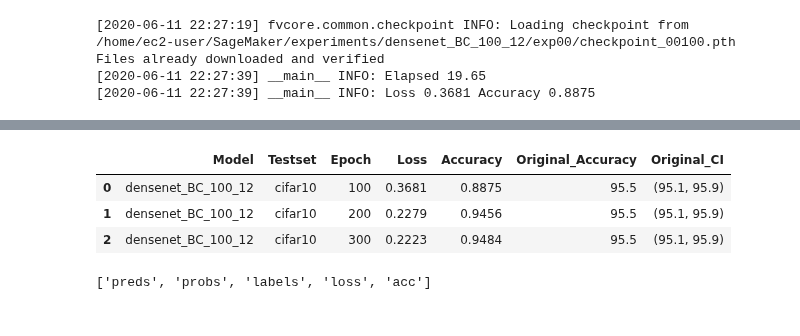
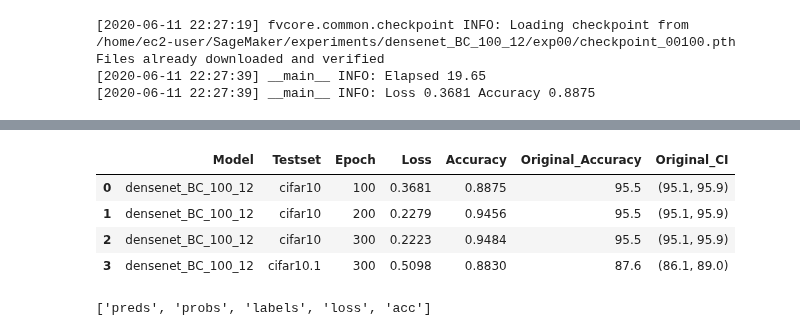
Before and after one commit to danzisar/w210-capstone, a Jupyter notebook: aws-notebooks/densenet_BC_100_12.ipynb, the cells around one changed output, grey strips where cells are left out. Saved outputs shown, nothing was run; the diff lists cells and outputs as text; code cells hidden in the pictures.

```diff
--- a/aws-notebooks/densenet_BC_100_12.ipynb
+++ b/aws-notebooks/densenet_BC_100_12.ipynb
@@ -123,27 +139,28 @@ Files already downloaded and verified
 # %%
 # Write the results to a CSV file so that we can analyze later.
 import pandas as pd
 
-results = {'Model': ['densenet_BC_100_12', 'densenet_BC_100_12', 'densenet_BC_100_12'],
-           'Testset': ['cifar10', 'cifar10', 'cifar10'],
-           'Epoch': [100, 200, 300],
-           'Loss': [0.3681, 0.2279, 0.2223],
-           'Accuracy': [0.8875, 0.9456, 0.9484],
-           'Original_Accuracy': [95.5, 95.5, 95.5],
-           'Original_CI': [(95.1, 95.9), (95.1, 95.9), (95.1, 95.9)]
+results = {'Model': ['densenet_BC_100_12', 'densenet_BC_100_12', 'densenet_BC_100_12', 'densenet_BC_100_12'],
+           'Testset': ['cifar10', 'cifar10', 'cifar10', 'cifar10.1'],
+           'Epoch': [100, 200, 300, 300],
+           'Loss': [0.3681, 0.2279, 0.2223, 0.5098],
+           'Accuracy': [0.8875, 0.9456, 0.9484, 0.8830],
+           'Original_Accuracy': [95.5, 95.5, 95.5, 87.6],
+           'Original_CI': [(95.1, 95.9), (95.1, 95.9), (95.1, 95.9), (86.1, 89.0)]
            }
 
 df = pd.DataFrame(results, columns = ['Model', 'Testset', 'Epoch', 'Loss', 'Accuracy',
                                       'Original_Accuracy', 'Original_CI'])
 
 
 df.to_csv('/home/ec2-user/SageMaker/experiments/densenet_BC_100_12/exp00/results.csv')
 df.head()
 # %% [output]
 |  | Model | Testset | Epoch | Loss | Accuracy | Original_Accuracy | Original_CI |
 | 0 | densenet_BC_100_12 | cifar10 | 100 | 0.3681 | 0.8875 | 95.5 | (95.1, 95.9) |
 | 1 | densenet_BC_100_12 | cifar10 | 200 | 0.2279 | 0.9456 | 95.5 | (95.1, 95.9) |
 | 2 | densenet_BC_100_12 | cifar10 | 300 | 0.2223 | 0.9484 | 95.5 | (95.1, 95.9) |
+| 3 | densenet_BC_100_12 | cifar10.1 | 300 | 0.5098 | 0.8830 | 87.6 | (86.1, 89.0) |
 # %%
 # Peak inside the output file for predictions
 import numpy as np
```
Also changed, not shown: parts of 1 cell of this notebook, 13 other files.
